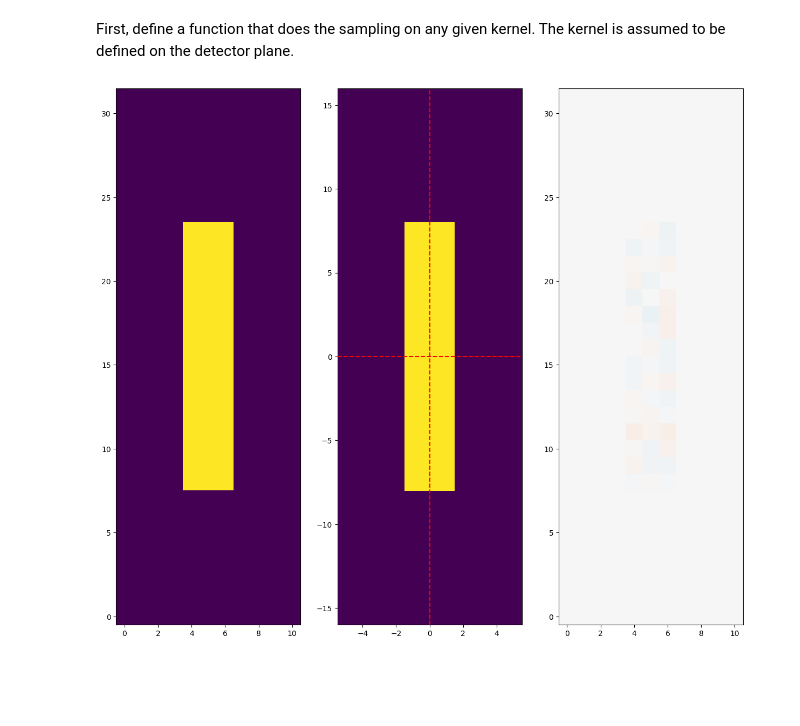
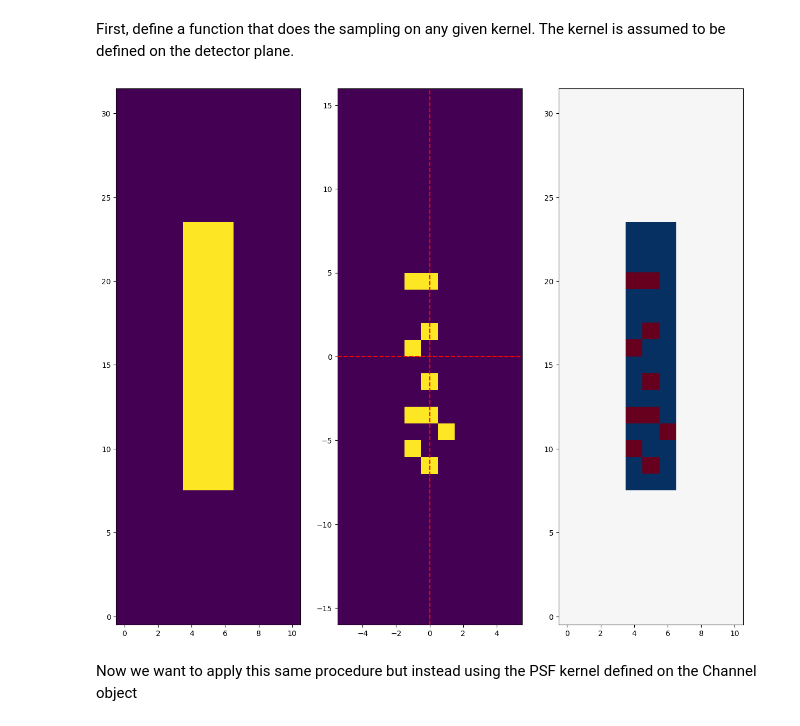
Before and after one commit to wtbarnes/moxsi-science-planning, a Jupyter notebook: sandbox/psf-testing-revisited.ipynb, the cells around one changed output. Saved outputs shown, nothing was run; the diff lists cells and outputs as text; code cells hidden in the pictures; blank space fills up the shorter version.

```diff
--- a/sandbox/psf-testing-revisited.ipynb
+++ b/sandbox/psf-testing-revisited.ipynb
@@ -88,12 +88,14 @@ from astropy.stats import gaussian_fwhm_to_sigma
 
 from mocksipipeline.instrument.configuration import moxsi_slot
 # %%
-slot_width = moxsi_slot.channel_list[15].aperture.psf_fwhm[::-1] * gaussian_fwhm_to_sigma / moxsi_slot.optical_design.spatial_plate_scale
+slot_width = moxsi_slot.channel_list[30].aperture.psf_fwhm[::-1] * gaussian_fwhm_to_sigma / moxsi_slot.optical_design.spatial_plate_scale
 slot_width = slot_width.to_value('pixel')
 slot_model = Box2D(1/(slot_width[0]*slot_width[1]), x_width=slot_width[0], y_width=slot_width[1])
 slot_kernel = Model2DKernel(slot_model, x_size=int(5*slot_width[0]), y_size=int(2*slot_width[1]), mode='center')
 slot_kernel.normalize()
 # %%
-sample_psf_2d(slot_kernel, 100000, plot_kernel=True)
+sample_psf_2d(slot_kernel, 10, plot_kernel=True)
 # %% [output]
-[figure, old version]
+[figure, new version]
+# %% [markdown]
+Now we want to apply this same procedure but instead using the PSF kernel defined on the Channel object
```
Also changed, not shown: parts of 4 cells of this notebook, 4 other files.
